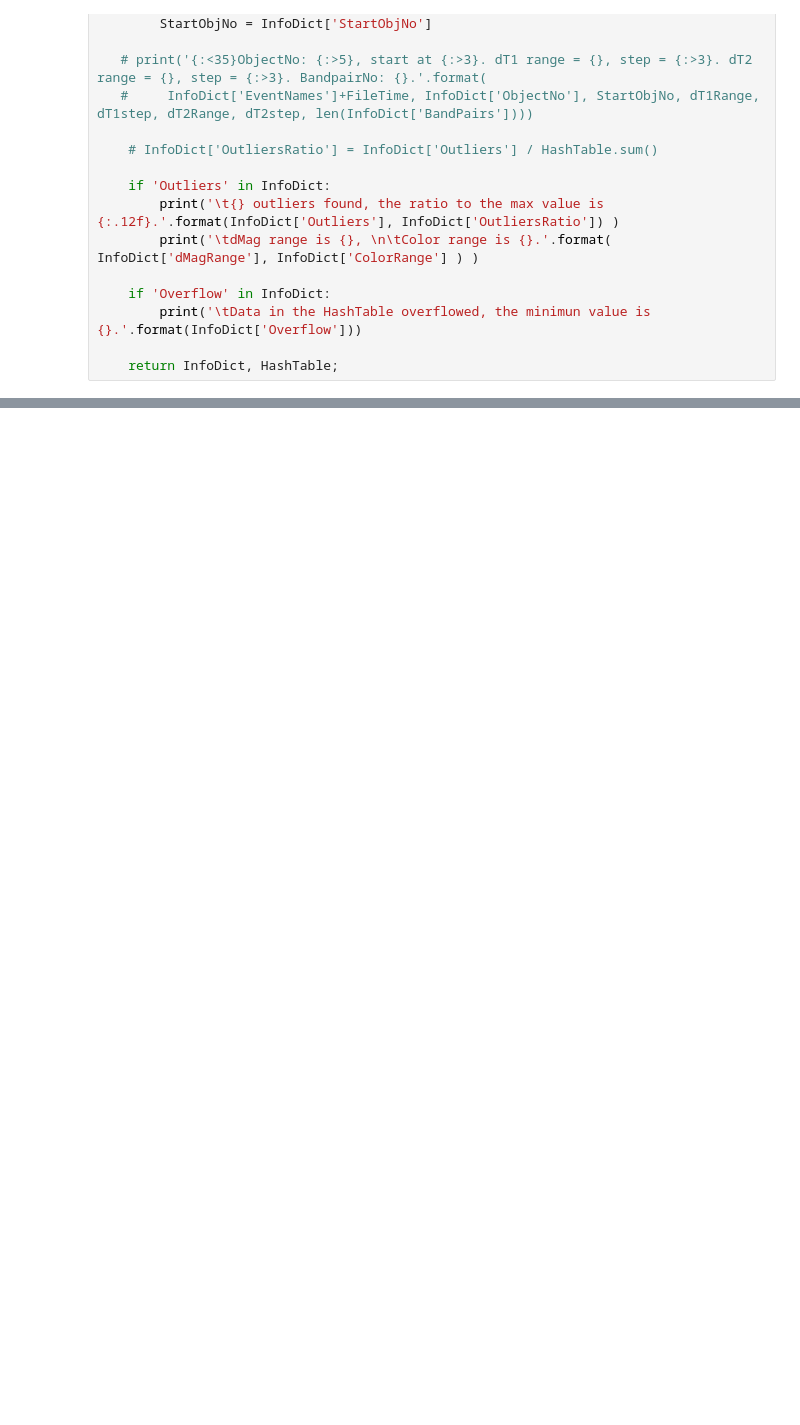
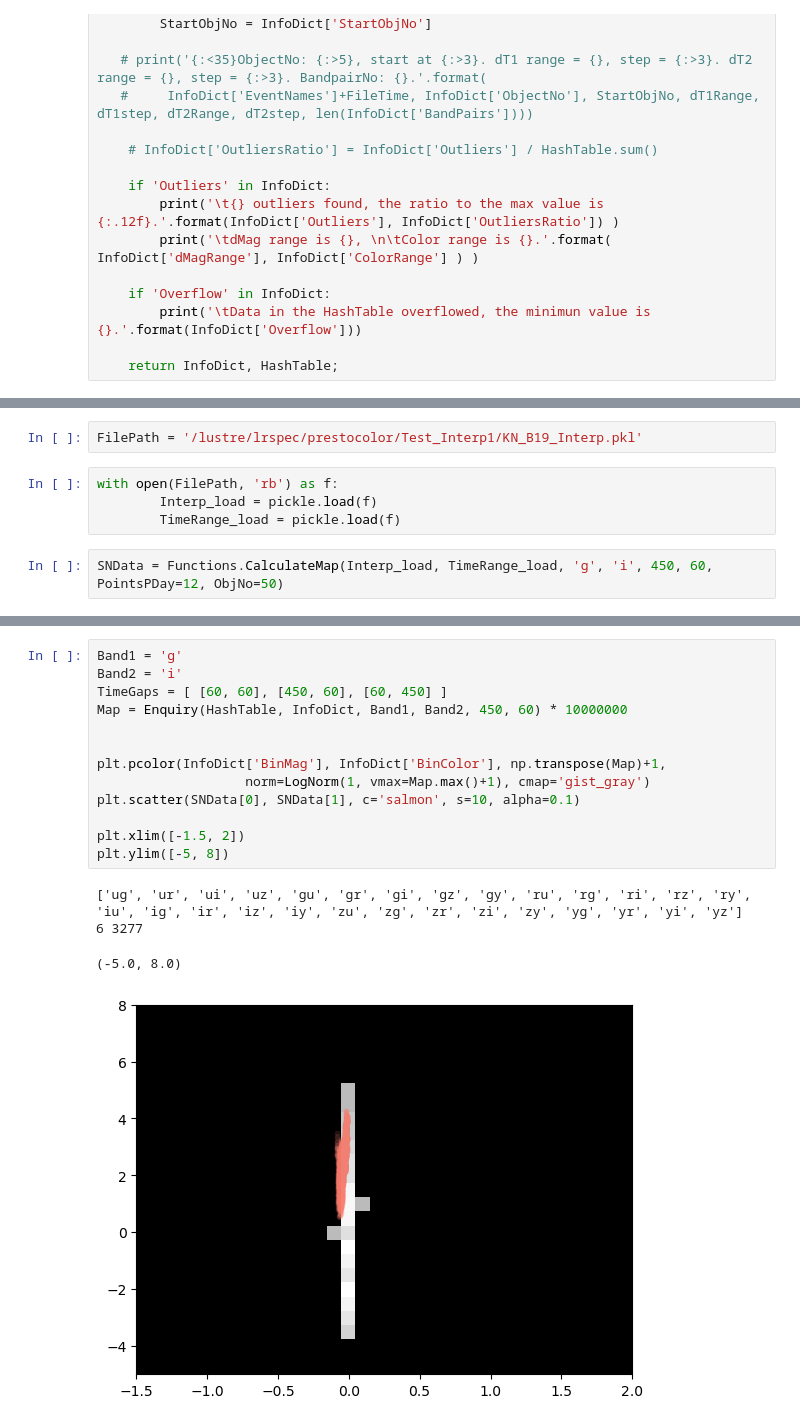
Before and after one commit to mnilsson8/Cube, a Jupyter notebook: Cube/PlottingDataCubeSlice_test.ipynb, the cells around one changed output, grey strips where cells are left out. Saved outputs shown, nothing was run; the diff lists cells and outputs as text; blank space fills up the shorter version.

```diff
--- a/Cube/PlottingDataCubeSlice_test.ipynb
+++ b/Cube/PlottingDataCubeSlice_test.ipynb
@@ -181,0 +200,8 @@ ValueError: For X (51) and Y (39) with flat shading, A should have shape (38, 50
+# %%
+FilePath = '/lustre/lrspec/prestocolor/Test_Interp1/KN_B19_Interp.pkl'
+# %%
+with open(FilePath, 'rb') as f:
+        Interp_load = pickle.load(f)
+        TimeRange_load = pickle.load(f)
+# %%
+SNData = Functions.CalculateMap(Interp_load, TimeRange_load, 'g', 'i', 450, 60, PointsPDay=12, ObjNo=50)
@@ -181,0 +224,18 @@ ValueError: For X (51) and Y (39) with flat shading, A should have shape (38, 50
+# %%
+Band1 = 'g'
+Band2 = 'i'
+TimeGaps = [ [60, 60], [450, 60], [60, 450] ]
+Map = Enquiry(HashTable, InfoDict, Band1, Band2, 450, 60) * 10000000
+
+
+plt.pcolor(InfoDict['BinMag'], InfoDict['BinColor'], np.transpose(Map)+1,
+                   norm=LogNorm(1, vmax=Map.max()+1), cmap='gist_gray')
+plt.scatter(SNData[0], SNData[1], c='salmon', s=10, alpha=0.1)
+
+plt.xlim([-1.5, 2])
+plt.ylim([-5, 8])
+# %% [output]
+['ug', 'ur', 'ui', 'uz', 'gu', 'gr', 'gi', 'gz', 'gy', 'ru', 'rg', 'ri', 'rz', 'ry', 'iu', 'ig', 'ir', 'iz', 'iy', 'zu', 'zg', 'zr', 'zi', 'zy', 'yg', 'yr', 'yi', 'yz']
+6 3277
+(-5.0, 8.0)
+[figure, added]
```
Also changed, not shown: parts of 17 cells of this notebook, 7 other files.
